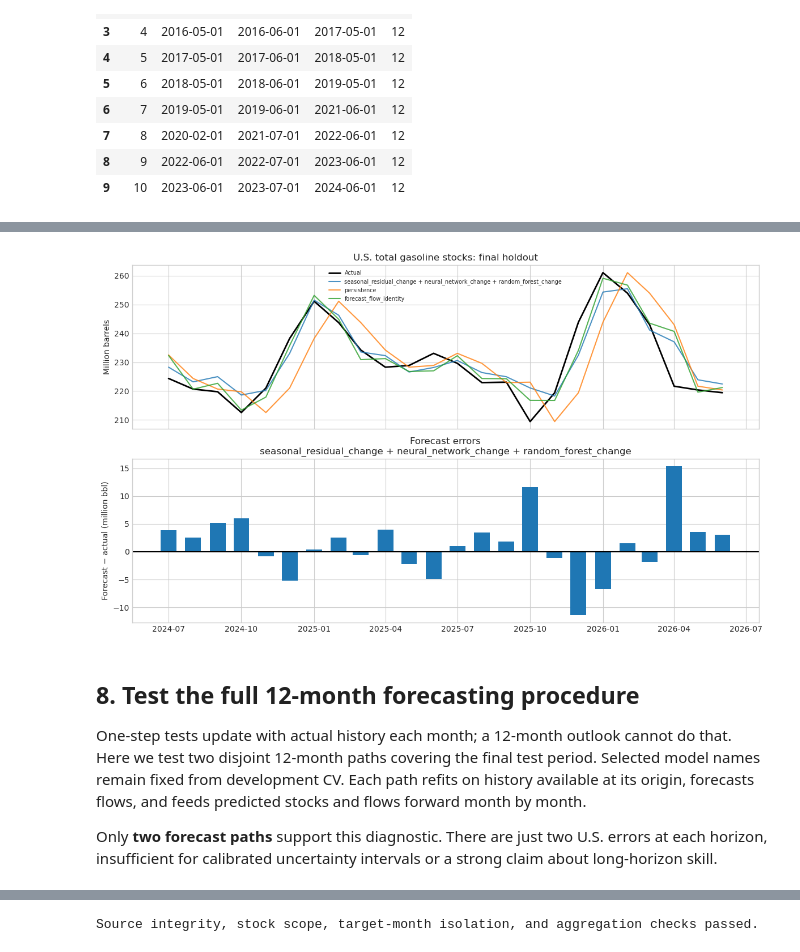
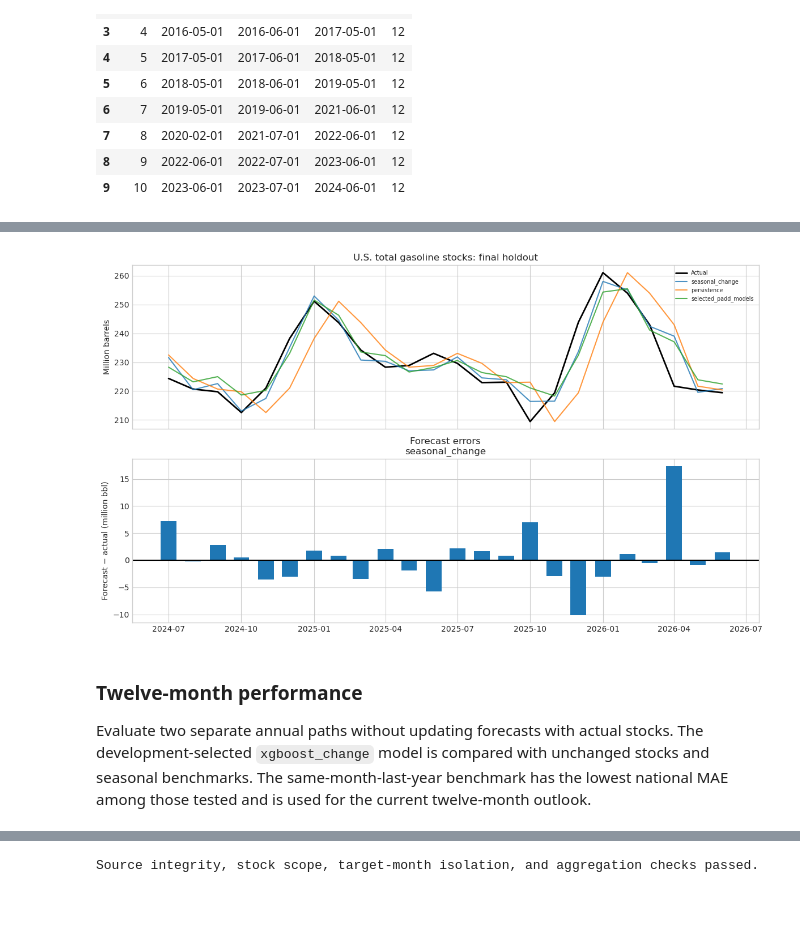
Before and after one commit to calvinchou711/US_SND_GASOLINE, a Jupyter notebook: us_snd_model_results.ipynb, the cells around one changed output, grey strips where cells are left out. Saved outputs shown, nothing was run; the diff lists cells and outputs as text; code cells hidden in the pictures; blank space fills up the shorter version.

```diff
--- a/us_snd_model_results.ipynb
+++ b/us_snd_model_results.ipynb
@@ -1092,21 +1007,33 @@ combined = pd.concat([predictions, selected[predictions.columns]], ignore_index=
 us_predictions = aggregate(combined, ['month','origin_month','model','split','fold'], ['actual_kb','predicted_kb'])
 padd_metrics = metric_table(combined, ['padd','model','split'])
 us_metrics = metric_table(us_predictions, ['model','split'])
+# Use the lowest national final-period MAE for the current one-month outlook.
+# This makes the final period a selection sample for this deployed choice.
+one_month_model = (us_metrics[us_metrics.split.eq('holdout')]
+    .sort_values(['mae_kb','model']).iloc[0].model)
+if one_month_model != 'selected_padd_models':
+    one_month_models = {p: one_month_model for p in PADD_NAMES}
+    one_month_model_label = one_month_model
+    fitted = {}
+    for p, frame in samples.items():
+        model, warning = fit(one_month_model, frame, best_parameters[p, one_month_model])
+        fitted[p] = {'name':one_month_model, 'estimator':model}
+        if warning:
+            fit_warnings.loc[len(fit_warnings)] = [p, one_month_model, 'one_month_final', warning]
 # Generate the next month using the selected one-step estimators. The separate
 # year-ahead selection below may choose a different family for the 12-month path.
 one_step_regional, one_step_national = forecast(panel, fitted, horizon=1)
-year_ahead_model, recursive_cv, us_recursive_cv, horizon_scores, horizon_grids, horizon_warnings = select_horizon(samples, panel, folds, jobs)
+development_year_ahead_model, recursive_cv, us_recursive_cv, horizon_scores, horizon_grids, horizon_warnings = select_horizon(samples, panel, folds, jobs)
 grid_results = pd.concat([grid_results, horizon_grids], ignore_index=True)
 fit_warnings = pd.concat([fit_warnings, horizon_warnings], ignore_index=True)
 # Refit the selected year-ahead family on full eligible history, using parameter
 # settings chosen before the holdout; then build the forward 12-month outlook.
 horizon_fitted = {}
 for p, frame in samples.items():
-    model, warning = fit(year_ahead_model, frame, best_parameters[p, year_ahead_model])
-    horizon_fitted[p] = {'name':year_ahead_model, 'estimator':model}
+    model, warning = fit(development_year_ahead_model, frame, best_parameters[p, development_year_ahead_model])
+    horizon_fitted[p] = {'name':development_year_ahead_model, 'estimator':model}
     if warning:
-        fit_warnings.loc[len(fit_warnings)] = [p, year_ahead_model, 'horizon_final', warning]
-regional, national = forecast(panel, horizon_fitted)
+        fit_warnings.loc[len(fit_warnings)] = [p, development_year_ahead_model, 'horizon_final', warning]
 
 display(us_metrics.sort_values(['split','mae_kb']))
 # %% [markdown]
@@ -1191,7 +1147,7 @@ tables = {'padd_monthly_model':panel,'us_monthly_model':us_history,
     'padd_forecast_12m':regional,'us_forecast_12m':national,'latest_forecast':latest,
     'recursive_cv_predictions':recursive_cv, 'us_recursive_cv_predictions':us_recursive_cv,
     'year_ahead_model_cv_metrics':horizon_scores,
-    'recursive_benchmark_predictions':pd.concat(recursive_benchmarks, ignore_index=True),
+    'recursive_benchmark_predictions':recursive_benchmarks,
     'recursive_holdout_predictions':recursive,'us_recursive_holdout_predictions':us_recursive,
     'recursive_holdout_metrics':metric_table(recursive,['padd']),
     'us_recursive_horizon_metrics':metric_table(us_recursive,['horizon']), 'fit_warnings':fit_warnings,
@@ -1248,10 +1200,12 @@ metadata = {'product':'Total motor gasoline: finished motor gasoline plus motor
     'holdout_start':str(samples[1].month.iloc[-24].date()),
     'forecast_timing':'One month after latest observed EIA month; conditional on prior monthly data being available. Current revised history, not a real-time release-vintage backtest.',
     'one_month_models':one_month_models,
+    'one_month_model':one_month_model,
     'one_month_model_label':one_month_model_label,
+    'development_year_ahead_model':development_year_ahead_model,
     'year_ahead_model':year_ahead_model,
-    'horizon_selection':'Lowest national error across six full non-COVID development years; retune using only past observations at each origin',
-    'selection':'GridSearchCV per PADD/model on development data; lowest pooled development CV MAE per PADD including baselines; no holdout tuning',
+    'horizon_selection':'Compare the development-selected family with persistence, the current one-month method, and same-month-last-year stocks on two final-period annual paths. Use the lowest national MAE for the current twelve-month outlook; these paths are now part of model choice.',
+    'selection':'Regional comparison models use lowest pooled development CV MAE per PADD. Current one-month outlook uses the lowest national MAE on the final 24 months; that period is now part of model choice, so its score is descriptive rather than an untouched test of the deployed method.',
     'hyperparameter_search':{'method':'GridSearchCV', 'folds':folds,
         'scoring':'neg_mean_absolute_error', 'splitter':'TimeSeriesSplit on non-COVID target dates; 12 eligible observations per development block',
         'evaluation':'Development scores reuse tuning folds and are selection scores, not nested CV estimates. Final 24 months excluded from every search.',
@@ -1503,9 +1457,7 @@ The table below compares the refitted forecasts against unchanged stocks on the
 
 # Compare like-for-like regional errors on the same final 24 months.
 regional_test = tables['padd_predictions'].query("split == 'holdout'")
-selected_names = tables['selected_models'][['padd','selected_model']]
-regional_selected = regional_test.merge(selected_names, on='padd')
-regional_selected = regional_selected[regional_selected.model.eq(regional_selected.selected_model)]
+regional_selected = regional_test[regional_test.model.eq(metadata['one_month_model'])]
 rows = []
 for padd, g in regional_selected.groupby('padd'):
     baseline = regional_test[regional_test.padd.eq(padd) & regional_test.model.eq('persistence')]
@@ -1532,7 +1484,7 @@ for ax, (padd, g) in zip(axes, regional_selected.groupby('padd')):
     ax.bar(g.month, (g.predicted_kb-g.actual_kb)/1000, width=20)
     ax.axhline(0, color='black', linewidth=.6)
     ax.set_ylabel(f'PADD {padd}\nmillion bbl')
-    ax.set_title(g.selected_model.iloc[0], fontsize=9, loc='right')
+    ax.set_title(metadata['one_month_model'], fontsize=9, loc='right')
 axes[0].set_title('Monthly inventory forecast errors: positive means stocks were overestimated')
 plt.tight_layout(); plt.show()
 # %% [output]
@@ -1546,29 +1498,27 @@ plt.tight_layout(); plt.show()
 # %%
 # Use one model's actual column to plot national stocks once, then overlay
 # candidate forecasts and signed selected-model errors. Divide kb by 1000
 # for million-barrel axes; a positive error bar means excess predicted stocks.
 
 predictions = tables['us_predictions']
 holdout = predictions[predictions.split.eq('holdout')]
 fig, axes = plt.subplots(2,1,figsize=(12,7),sharex=True)
-actual = holdout[holdout.model.eq('selected_padd_models')]
+actual = holdout[holdout.model.eq(metadata['one_month_model'])]
 axes[0].plot(actual.month,actual.actual_kb/1000,color='black',label='Actual',linewidth=2)
-for name in ['selected_padd_models','persistence','forecast_flow_identity']:
+for name in [metadata['one_month_model'],'persistence','selected_padd_models']:
     g = holdout[holdout.model.eq(name)]
-    label = metadata['one_month_model_label'] if name == 'selected_padd_models' else name
+    label = metadata['one_month_model_label'] if name == metadata['one_month_model'] else name
     axes[0].plot(g.month,g.predicted_kb/1000,label=label,alpha=.8)
 axes[0].set(ylabel='Million barrels',title='U.S. total gasoline stocks: final holdout'); axes[0].legend(fontsize=7)
 axes[1].bar(actual.month,(actual.predicted_kb-actual.actual_kb)/1000,width=20)
 axes[1].axhline(0,color='black'); axes[1].set(ylabel='Forecast − actual (million bbl)',title=f"Forecast errors\n{metadata['one_month_model_label']}")
 plt.tight_layout(); plt.show()
 # %% [output]
-[figure, old version]
+[figure, new version]
 # %% [markdown]
-## 8. Test the full 12-month forecasting procedure
+### Twelve-month performance
 
-One-step tests update with actual history each month; a 12-month outlook cannot do that. Here we test two disjoint 12-month paths covering the final test period. Selected model names remain fixed from development CV. Each path refits on history available at its origin, forecasts flows, and feeds predicted stocks and flows forward month by month.
-
-Only **two forecast paths** support this diagnostic. There are just two U.S. errors at each horizon, insufficient for calibrated uncertainty intervals or a strong claim about long-horizon skill.
+Evaluate two separate annual paths without updating forecasts with actual stocks. The development-selected `xgboost_change` model is compared with unchanged stocks and seasonal benchmarks. The same-month-last-year benchmark has the lowest national MAE among those tested and is used for the current twelve-month outlook.
 # %%
 # Compare the development-selected year-ahead family with recursive benchmarks,
 # scoring after national aggregation. Each horizon has only two
```
Also changed, not shown: parts of 59 cells of this notebook, 39 other files.
